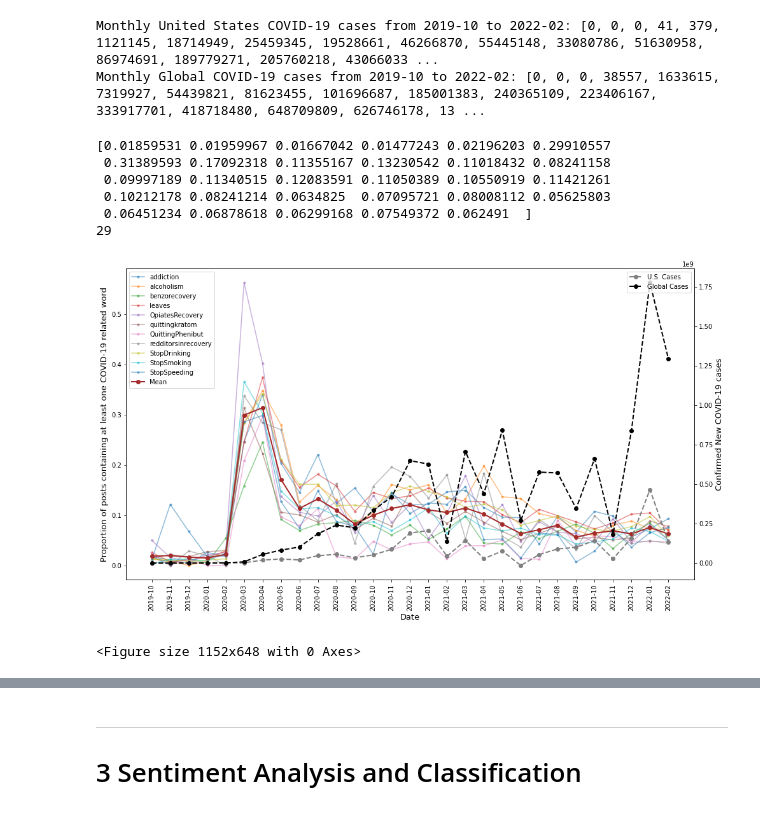
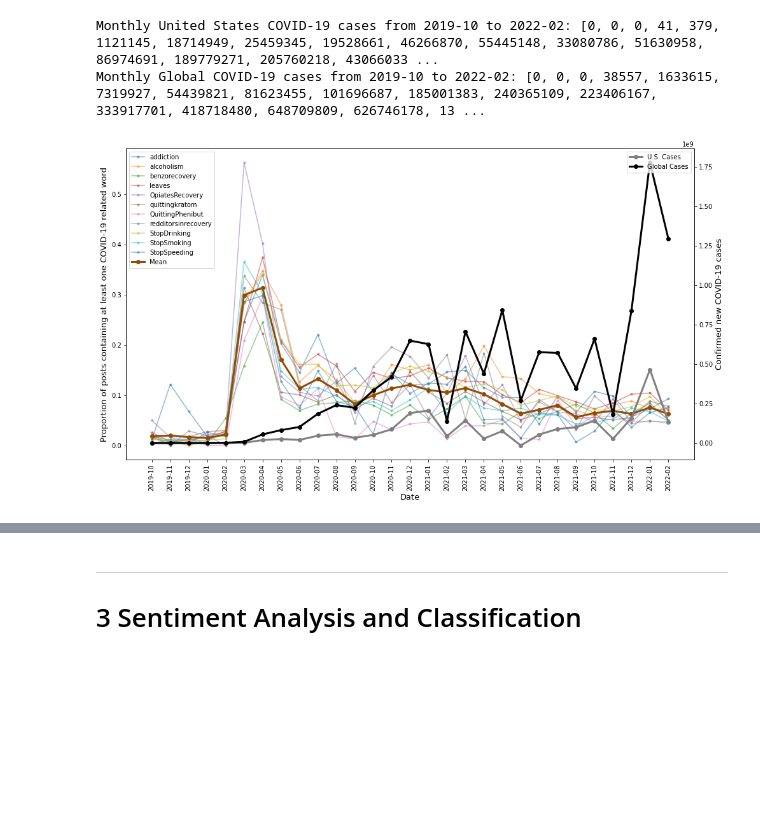
Before and after one commit to zeyad-mansour/reddit-sentiment-analysis, a Jupyter notebook: notebook.ipynb, the cells around one changed output, grey strips where cells are left out. Drawn from its saved outputs; the diff is of its cells as text; code cells hidden in the pictures; blank space fills up the shorter version.

```diff
--- a/notebook.ipynb
+++ b/notebook.ipynb
@@ -432,45 +432,36 @@ with tqdm(total=len(subreddits)) as pbar:
         proportion_list = list()
         for date in iter_months(start_year, start_month, end_year, end_month):
             df = pd.read_csv(f'data/{subreddit}/{subreddit}_{date["year"]}-{date["month"]}.csv')
             num_mentions = 0
             for title, body in zip(df.Title, df.Body):
                 text = f'{title}. {body}'
                 text = tokenizer.tokenize(text)
                 text = ' '.join(word for word in text)
                 tokenized_words = [word.lower() for word in word_tokenize(text)]
                 for e in tokenized_words:
                     for token in COVID19_TOKENS:
                         if token in e:
                             num_mentions += 1
             proportion_list.append(num_mentions/len(df))
 
         plt.plot(dates, proportion_list, label = subreddit, marker='.', alpha=0.5)
 
-mean_proportion_list = np.average(mean_proportion_list, axis=0)
-ax.plot(dates, mean_proportion_list, label = "Mean", color ="brown", marker='o', linewidth=2)
+plt.plot(dates, np.average(mean_proportion_list, axis=0), label = "Mean", color ="#964B00", marker='o', linewidth=3)
 plt.legend(loc='upper left')
 plt.xticks(rotation=90)
 
 
 ax.set_xlabel("Date", fontsize=13)
 ax.set_ylabel("Proportion of posts containing at least one COVID-19 related word", fontsize=13)
 
 ax2=ax.twinx()
 
 # make a plot with different y-axis using second axis object
-ax2.plot(dates, monthly_us_covid_cases, label = "U.S. Cases", color = "grey", linestyle='dashed',  marker='o', linewidth=2)
-ax2.plot(dates, monthly_global_covid_cases, label = "Global Cases", color = "black", linestyle='dashed',  marker='o', linewidth=2)
+ax2.plot(dates, monthly_us_covid_cases, label = "U.S. Cases", color = "grey", marker='o', linewidth=3)
+ax2.plot(dates, monthly_global_covid_cases, label = "Global Cases", color = "black",  marker='o', linewidth=3)
 plt.legend(loc='upper right')
-ax2.set_ylabel("Confirmed New COVID-19 cases", fontsize=13)
+ax2.set_ylabel("Confirmed new COVID-19 cases", fontsize=13)
+plt.savefig('figures/covid19_mention_vs_new_cases.jpg',bbox_inches='tight', dpi=150)
 plt.show()
-
-plt.savefig('figures/covid19_mention_vs_new_cases.png')
 # %% [output]
-[0.01859531 0.01959967 0.01667042 0.01477243 0.02196203 0.29910557
- 0.31389593 0.17092318 0.11355167 0.13230542 0.11018432 0.08241158
- 0.09997189 0.11340515 0.12083591 0.11050389 0.10550919 0.11421261
- 0.10212178 0.08241214 0.0634825  0.07095721 0.08008112 0.05625803
- 0.06451234 0.06878618 0.06299168 0.07549372 0.062491  ]
-29
-[figure, old version]
+[figure, new version]
-<Figure size 1152x648 with 0 Axes>
```
Also changed, not shown: parts of 1 cell of this notebook.
